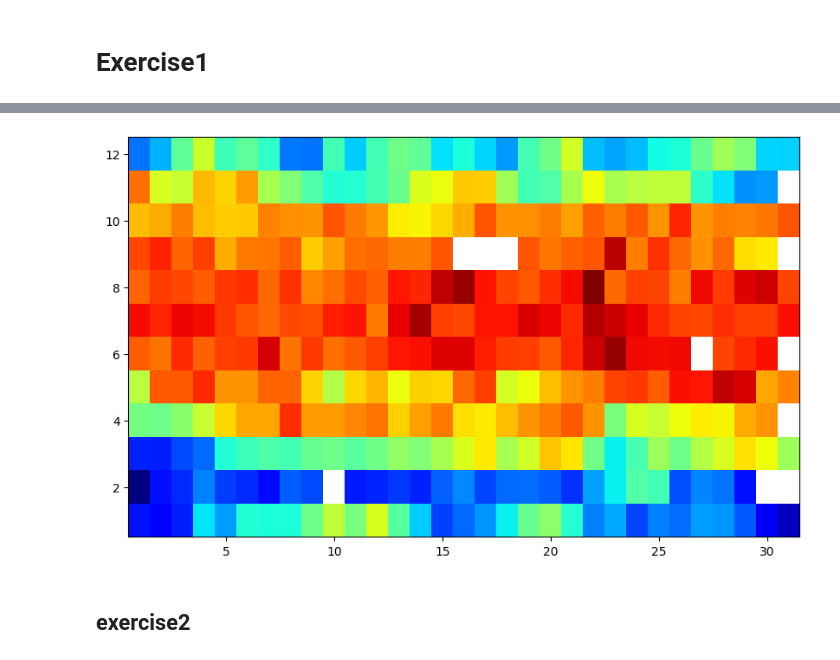
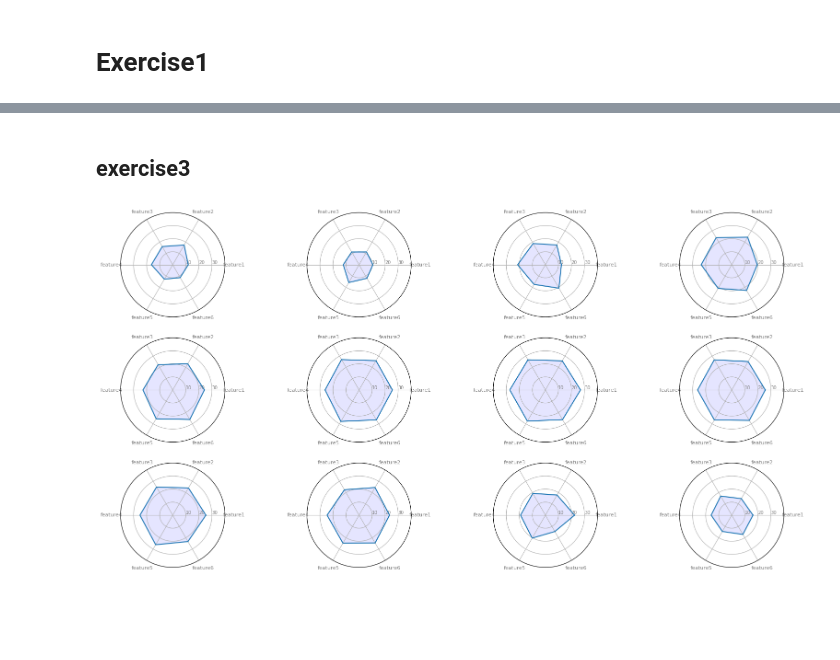
Before and after one commit to mhungdangbuonngu/Data-visualization-, a Jupyter notebook: practice3.ipynb, the cells around one changed output, grey strips where cells are left out. Saved outputs shown, nothing was run; the diff lists cells and outputs as text; code cells hidden in the pictures; blank space fills up the shorter version.

```diff
--- a/practice3.ipynb
+++ b/practice3.ipynb
@@ -78,8 +46,2 @@ plt.show()
-# %%
-plt.figure(figsize=(10,6))
-plt.pcolormesh(X,Y,data_masked,cmap='jet')
-plt.show()
-# %% [output]
-[figure, removed]
 # %% [markdown]
-## exercise2
+## exercise3
@@ -85,0 +51,31 @@ plt.show()
+# %%
+data=np.array(lines)
+data=data.T
+data=ma.masked_invalid(data)
+# %%
+from math import pi
+labels=['feature1','feature2','feature3','feature4','feature5','feature6']
+fig = plt.figure(figsize=(20, 10))
+no_category= 6
+for i in range(data.shape[0]):
+    feature1=np.average(data[i][:5])
+    feature2=np.average(data[i][6:10])
+    feature3=np.average(data[i][11:15])
+    feature4=np.average(data[i][16:20])
+    feature5=np.average(data[i][21:25])
+    feature6=np.average(data[i][26:])
+    feature_values = [feature1, feature2, feature3, feature4, feature5, feature6]
+    feature_values += feature_values[:1]
+    ax = plt.subplot(3, 4, i+1, polar=True)
+    angles = [n / float(no_category) * 2 * pi for n in range(no_category)]
+    angles += angles[:1]
+    plt.xticks(angles[:-1],labels,color="grey",size=8)
+    ax.set_rlabel_position(0)
+    plt.yticks([10,20,30], ["10","20","30"], color="grey", size=7)
+    plt.ylim(0,40)
+    ax.plot(angles,feature_values,linestyle='solid')
+    ax.fill(angles,feature_values,'b',alpha=0.1)
+
+plt.show()
+# %% [output]
+[figure, added]
```
Also changed, not shown: parts of 6 cells of this notebook.
